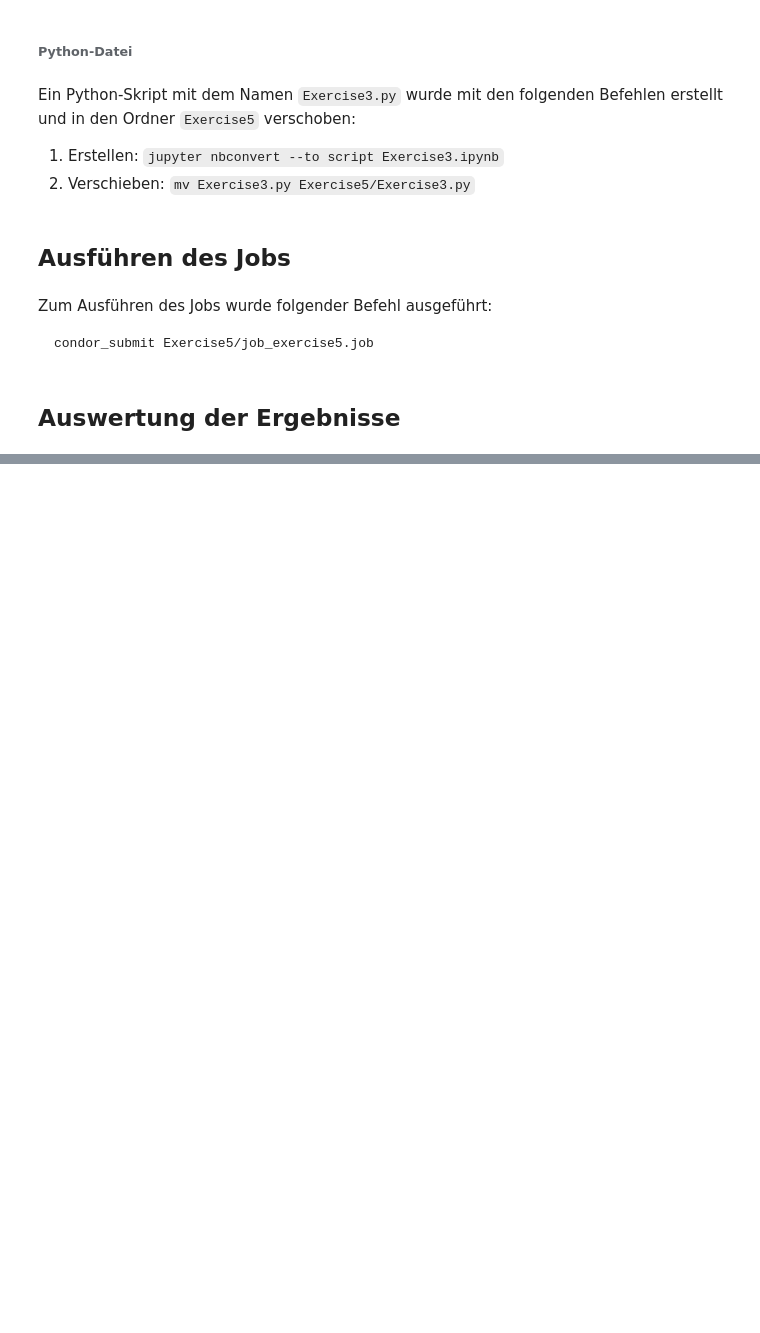
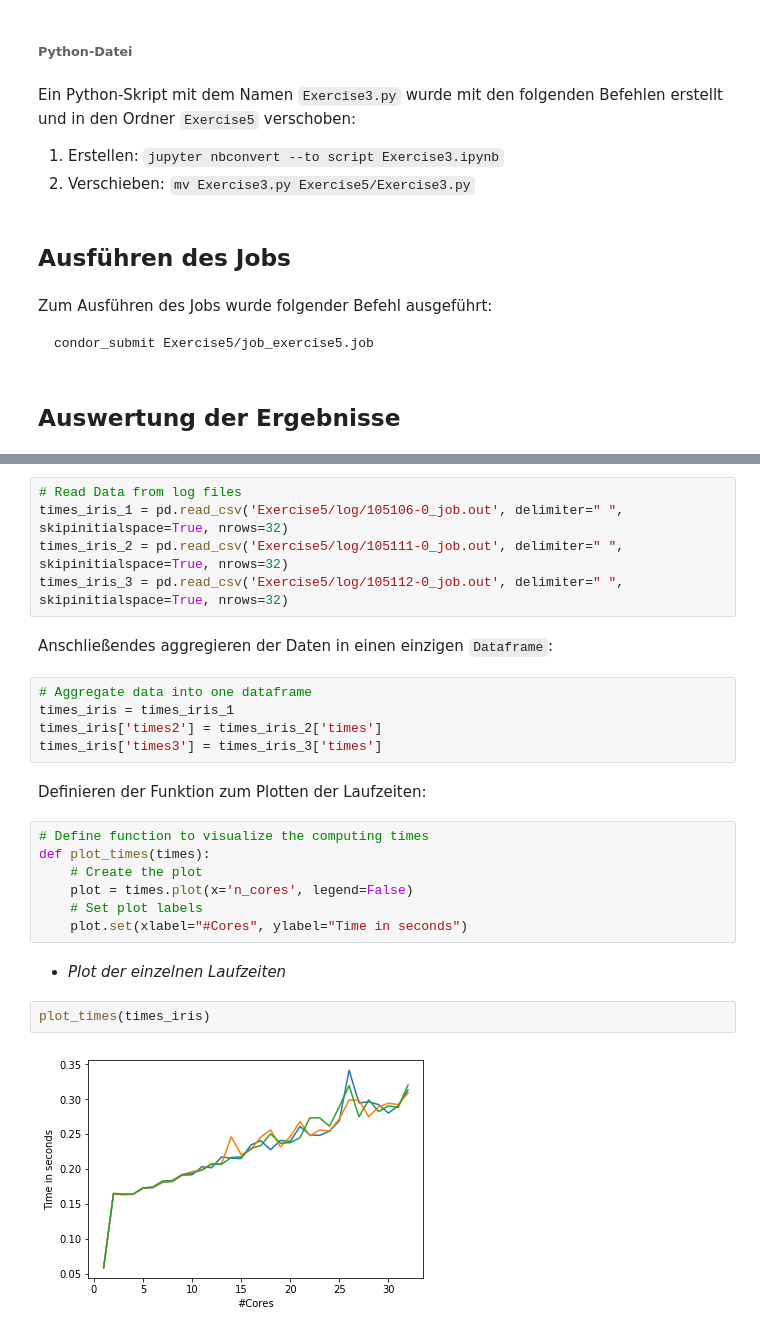
Before and after one commit to tecoKIT/smart-data-analytics, a Jupyter notebook: Uebung2/Exercise5.ipynb, the cells around one changed output, grey strips where cells are left out. Drawn from its saved outputs; the diff is of its cells as text; blank space fills up the shorter version.

Commit message:
finished exercises 3 and 5

```diff
--- a/Uebung2/Exercise5.ipynb
+++ b/Uebung2/Exercise5.ipynb
@@ -80,0 +101,27 @@ print_file('Exercise5/errors/')
+# %%
+# Read Data from log files
+times_iris_1 = pd.read_csv('Exercise5/log/105106-0_job.out', delimiter=" ", skipinitialspace=True, nrows=32)
+times_iris_2 = pd.read_csv('Exercise5/log/105111-0_job.out', delimiter=" ", skipinitialspace=True, nrows=32)
+times_iris_3 = pd.read_csv('Exercise5/log/105112-0_job.out', delimiter=" ", skipinitialspace=True, nrows=32)
+# %% [markdown]
+Anschließendes aggregieren der Daten in einen einzigen `Dataframe`:
+# %%
+# Aggregate data into one dataframe
+times_iris = times_iris_1
+times_iris['times2'] = times_iris_2['times']
+times_iris['times3'] = times_iris_3['times']
+# %% [markdown]
+Definieren der Funktion zum Plotten der Laufzeiten:
+# %%
+# Define function to visualize the computing times
+def plot_times(times):
+    # Create the plot
+    plot = times.plot(x='n_cores', legend=False)
+    # Set plot labels
+    plot.set(xlabel="#Cores", ylabel="Time in seconds")
+# %% [markdown]
+- _Plot der einzelnen Laufzeiten_
+# %%
+plot_times(times_iris)
+# %% [output]
+[figure, added]
```
Also changed, not shown: parts of 23 cells of this notebook, 8 other files.
